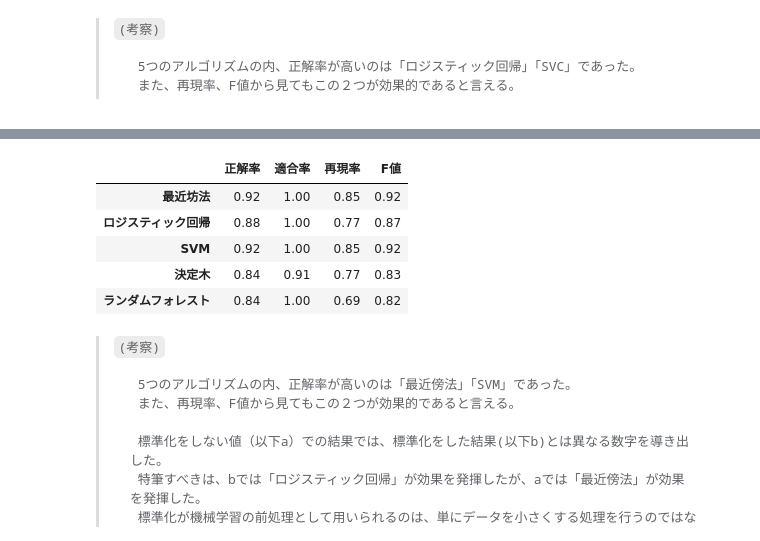
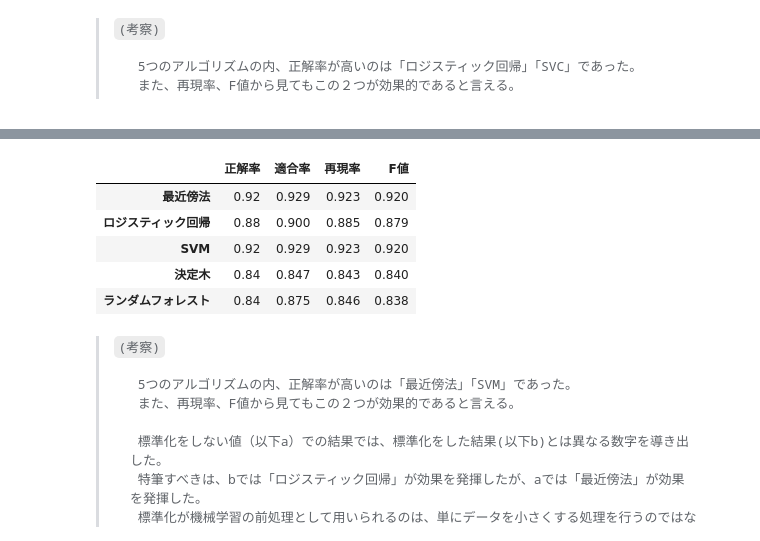
Before and after one commit to GitHiru/ml_dic, a Jupyter notebook: pre_learning/week4/week4_1_iris.ipynb, the cells around one changed output, grey strips where cells are left out. Saved outputs shown, nothing was run; the diff lists cells and outputs as text; code cells hidden in the pictures.

````diff
--- a/pre_learning/week4/week4_1_iris.ipynb
+++ b/pre_learning/week4/week4_1_iris.ipynb
@@ -375,25 +373,25 @@ k_nn_ev = evaluations(y_test, k_nn_pred, _)
 logreg = LogisticRegression()
 logreg_fit = logreg.fit(X_train, y_train)
 logreg_pred = logreg_fit.predict(X_test)
-logreg_ev = evaluations(y_test, logreg_pred , _)
+logreg_ev = evaluations(y_test, logreg_pred , "macro")
 # %%
 # SVM（標準化：無）
 svc = SVC()
 svc_fit = svc.fit(X_train, y_train)
 svc_pred = svc_fit.predict(X_test)
-svc_ev = evaluations(y_test, svc_pred, _)
+svc_ev = evaluations(y_test, svc_pred, "macro")
 # %%
 # 決定木（標準化：無）
 dtc = DecisionTreeClassifier()
 dtc_fit = dtc.fit(X_train, y_train)
 dtc_pred = dtc.predict(X_test)
-dtc_ev = evaluations(y_test, dtc_pred , _)
+dtc_ev = evaluations(y_test, dtc_pred , "macro")
 # %%
 # ランダムフォレスト（標準化：無）
 rfc = RandomForestClassifier()
 rfc_fit = rfc.fit(X_train, y_train)
 rfc_pred = rfc_fit.predict(X_test)
-rfc_ev = evaluations(y_test, rfc_pred , _)
+rfc_ev = evaluations(y_test, rfc_pred , "macro")
 # %%
 decision_region(X_train, y_train, k_nn)
 decision_region(X_train, y_train, logreg)
@@ -409,16 +407,13 @@ decision_region(X_train, y_train, rfc)
 # %%
-evaluations_df = pd.DataFrame(
-    [k_nn_ev, logreg_ev, svc_ev, dtc_ev, rfc_ev],
-    index = ["最近傍法", "ロジスティック回帰", "SVM", "決定木", "ランダムフォレスト"]
-)
+evaluations_df = pd.DataFrame([k_nn_ev, logreg_ev, svc_ev, dtc_ev, rfc_ev],  index = ["最近傍法", "ロジスティック回帰", "SVM", "決定木", "ランダムフォレスト"])
 evaluations_df
 # %% [output]
 |  | 正解率 | 適合率 | 再現率 | F値 |
-| 最近坊法 | 0.92 | 1.00 | 0.85 | 0.92 |
-| ロジスティック回帰 | 0.88 | 1.00 | 0.77 | 0.87 |
-| SVM | 0.92 | 1.00 | 0.85 | 0.92 |
-| 決定木 | 0.84 | 0.91 | 0.77 | 0.83 |
-| ランダムフォレスト | 0.84 | 1.00 | 0.69 | 0.82 |
+| 最近傍法 | 0.92 | 0.929 | 0.923 | 0.920 |
+| ロジスティック回帰 | 0.88 | 0.900 | 0.885 | 0.879 |
+| SVM | 0.92 | 0.929 | 0.923 | 0.920 |
+| 決定木 | 0.84 | 0.847 | 0.843 | 0.840 |
+| ランダムフォレスト | 0.84 | 0.875 | 0.846 | 0.838 |
 # %% [markdown]
 > ```(考察)```
 >
````
Also changed, not shown: parts of 32 cells of this notebook.
